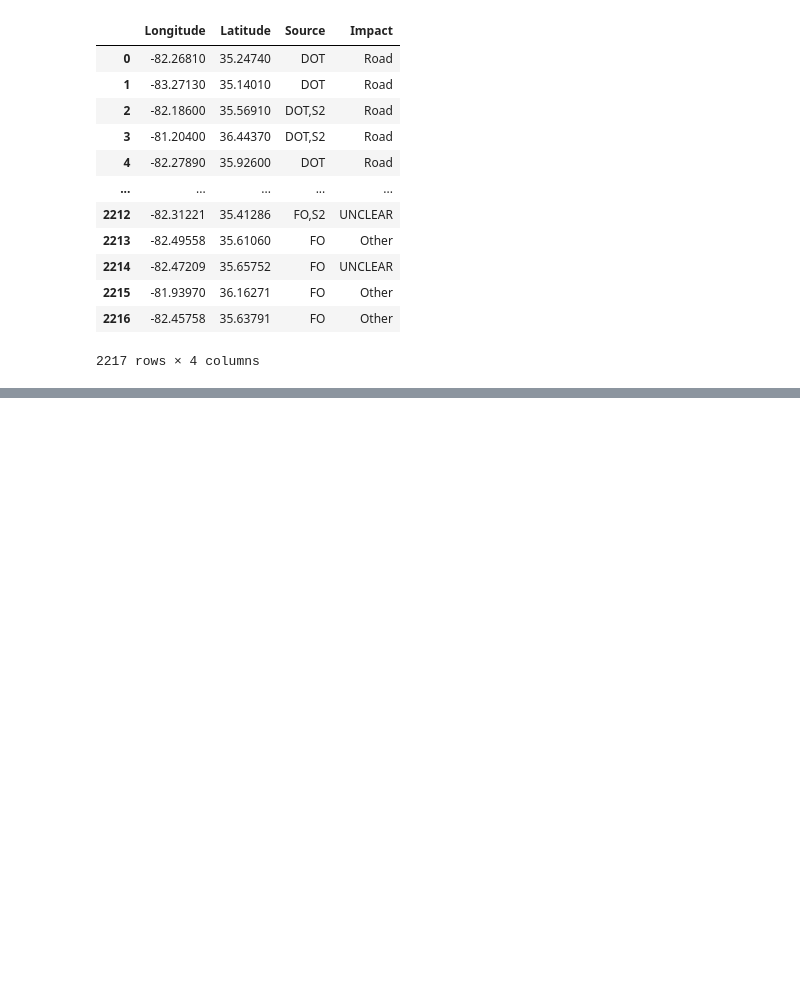
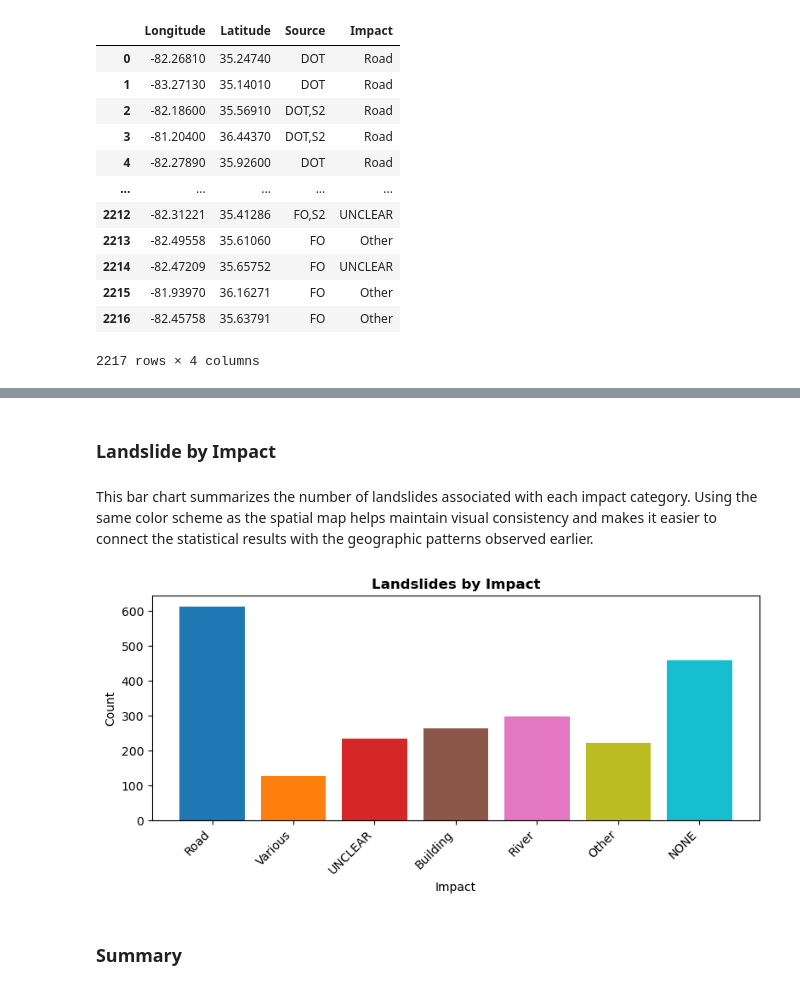
Before and after one commit to DAES433533/bluegreen, a Jupyter notebook: notebooks/helene_landslides.ipynb, the cells around one changed output, grey strips where cells are left out. Drawn from its saved outputs; the diff is of its cells as text; code cells hidden in the pictures; blank space fills up the shorter version.

```diff
--- a/notebooks/helene_landslides.ipynb
+++ b/notebooks/helene_landslides.ipynb
@@ -142,0 +383,33 @@ df
+# %% [markdown]
+### **Landslide by Impact**
+# %% [markdown]
+This bar chart summarizes the number of landslides associated with each impact category. Using the same color scheme as the spatial map helps maintain visual consistency and makes it easier to connect the statistical results with the geographic patterns observed earlier.
+# %%
+df_plot = df.copy()
+
+# Clean and prepare the Impact column (same as map)
+df_plot["Impact"] = df_plot["Impact"].fillna("Unknown").astype(str)
+
+# Use the same impact order as the map
+impacts = df_plot["Impact"].unique()
+
+# Count impacts, then reindex to match the impact order
+imp_counts = df_plot["Impact"].value_counts().reindex(impacts)
+
+# Use the same colormap definition as the map (one color per impact)
+cmap = plt.cm.get_cmap("tab10", len(impacts))
+colors = [cmap(i) for i in range(len(impacts))]
+
+# Plot histogram with matched colors
+plt.figure(figsize=(8, 4))
+plt.bar(imp_counts.index, imp_counts.values, color=colors)
+plt.title("Landslides by Impact", fontweight="bold")
+plt.xlabel("Impact")
+plt.ylabel("Count")
+plt.xticks(rotation=45, ha="right")
+plt.tight_layout()
+plt.show()
+# %% [output]
+[figure, added]
+# %% [markdown]
+### **Summary**
```
Also changed, not shown: parts of 16 cells of this notebook, 1 other file.
